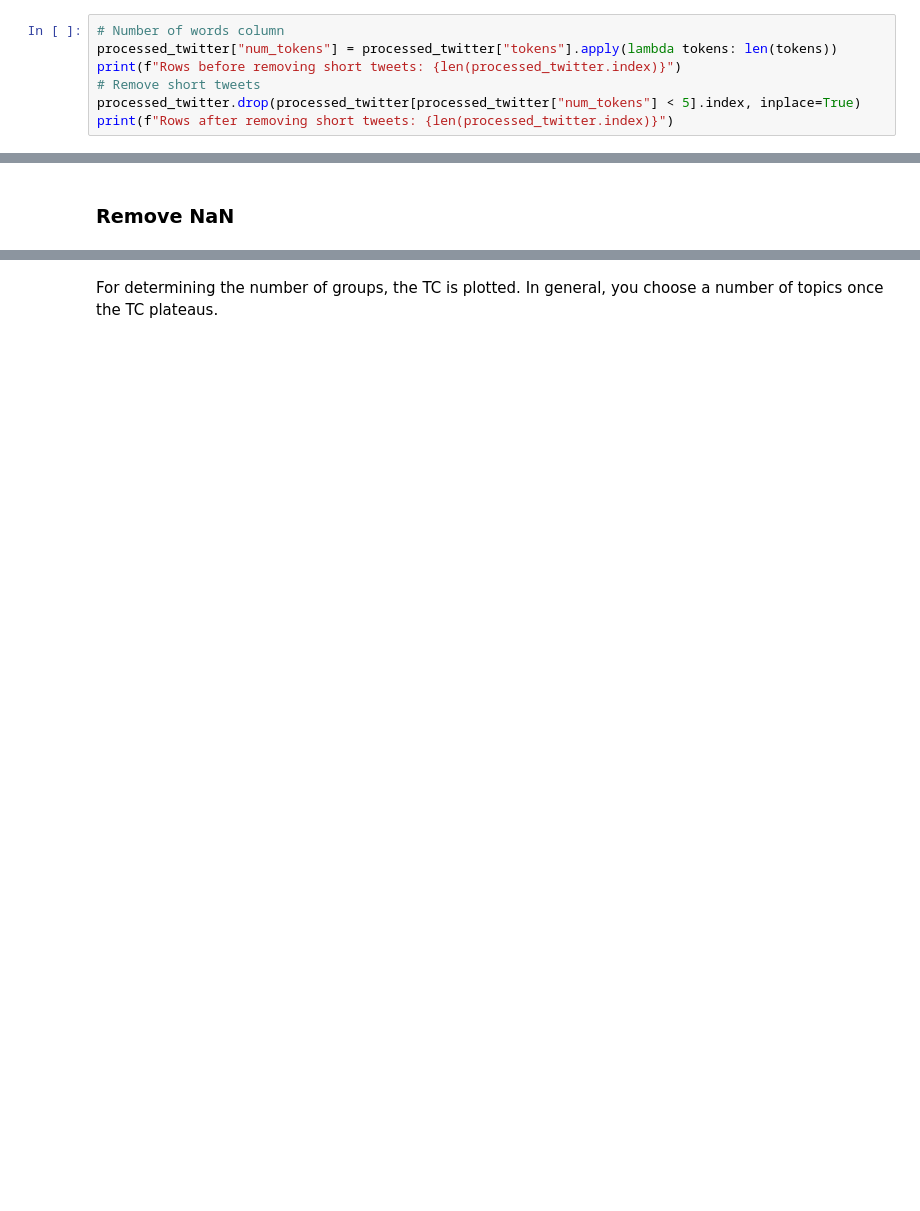
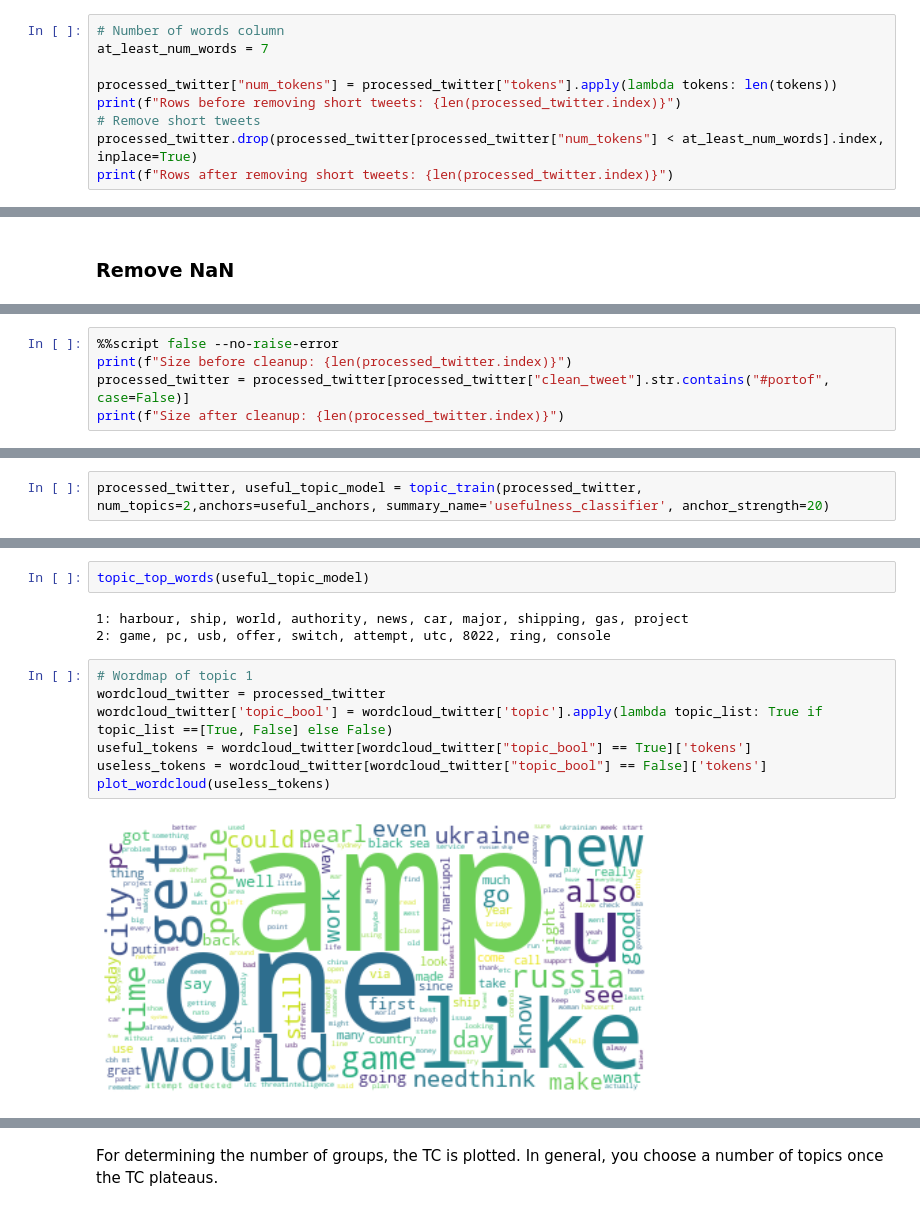
Before and after one commit to i-knock/mixed_methods, a Jupyter notebook: Text Analysis.ipynb, the cells around one changed output, grey strips where cells are left out. Cells and saved outputs as stored; diff of their text form; blank space fills up the shorter version.

```diff
--- a/Text Analysis.ipynb
+++ b/Text Analysis.ipynb
@@ -254,8 +321,10 @@ processed_twitter.head(20)
 # %%
 # Number of words column
+at_least_num_words = 7
+
 processed_twitter["num_tokens"] = processed_twitter["tokens"].apply(lambda tokens: len(tokens))
 print(f"Rows before removing short tweets: {len(processed_twitter.index)}")
 # Remove short tweets
-processed_twitter.drop(processed_twitter[processed_twitter["num_tokens"] < 5].index, inplace=True)
+processed_twitter.drop(processed_twitter[processed_twitter["num_tokens"] < at_least_num_words].index, inplace=True)
 print(f"Rows after removing short tweets: {len(processed_twitter.index)}")
 # %% [output]
@@ -270,0 +388,5 @@ Rows after removing NaN: 34399
+# %%
+%%script false --no-raise-error
+print(f"Size before cleanup: {len(processed_twitter.index)}")
+processed_twitter = processed_twitter[processed_twitter["clean_tweet"].str.contains("#portof", case=False)]
+print(f"Size after cleanup: {len(processed_twitter.index)}")
@@ -270,0 +558,2 @@ Rows after removing NaN: 34399
+# %%
+processed_twitter, useful_topic_model = topic_train(processed_twitter, num_topics=2,anchors=useful_anchors, summary_name='usefulness_classifier', anchor_strength=20)
@@ -270,0 +563,14 @@ Rows after removing NaN: 34399
+# %%
+topic_top_words(useful_topic_model)
+# %% [output]
+1: harbour, ship, world, authority, news, car, major, shipping, gas, project
+2: game, pc, usb, offer, switch, attempt, utc, 8022, ring, console
+# %%
+# Wordmap of topic 1
+wordcloud_twitter = processed_twitter
+wordcloud_twitter['topic_bool'] = wordcloud_twitter['topic'].apply(lambda topic_list: True if topic_list ==[True, False] else False)
+useful_tokens = wordcloud_twitter[wordcloud_twitter["topic_bool"] == True]['tokens']
+useless_tokens = wordcloud_twitter[wordcloud_twitter["topic_bool"] == False]['tokens']
+plot_wordcloud(useless_tokens)
+# %% [output]
+[figure, added]
```
Also changed, not shown: parts of 51 cells of this notebook, 26 other files.
